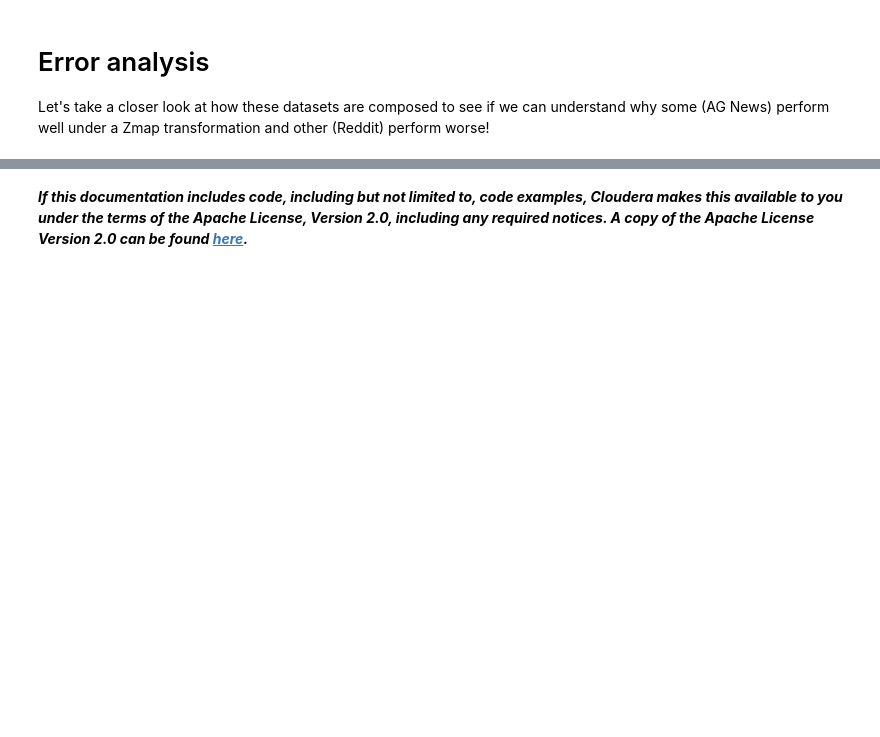
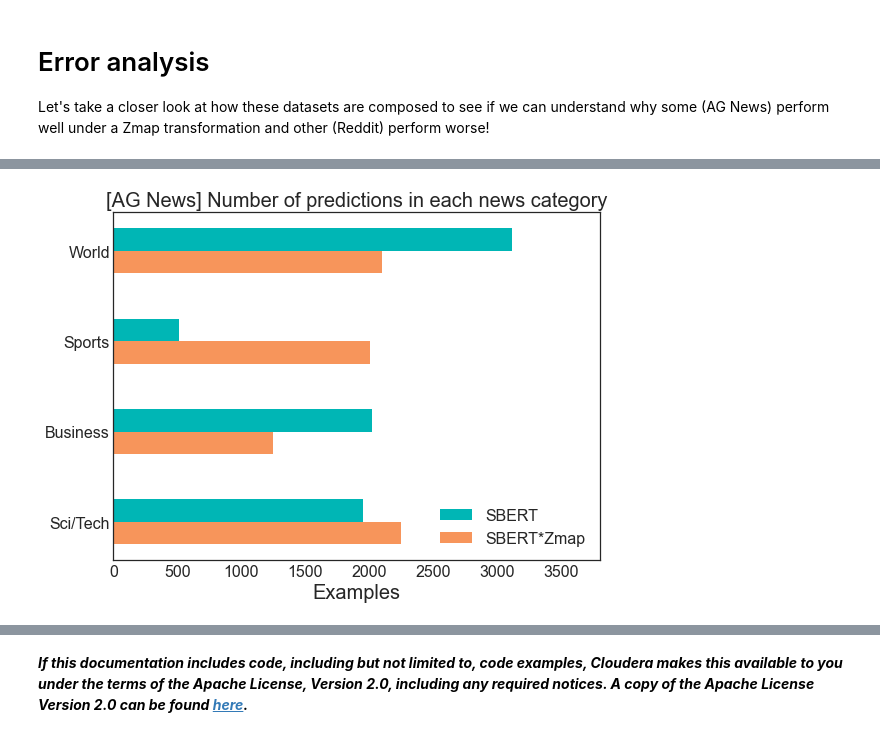
Before and after one commit to fastforwardlabs/few-shot-text-classification, a Jupyter notebook: notebooks/Zmap_Experiments.ipynb, the cells around one changed output, grey strips where cells are left out. Saved outputs shown, nothing was run; the diff lists cells and outputs as text; code cells hidden in the pictures; blank space fills up the shorter version.

```diff
--- a/notebooks/Zmap_Experiments.ipynb
+++ b/notebooks/Zmap_Experiments.ipynb
@@ -476,13 +476,7 @@ plt.savefig("reddit_bycategory.png", transparent=True, dpi=150)
 # %%
-news_acc, news_preds = predict_and_score(news_data,
-                                         news_categories,
-                                         Zmap=None,
-                                         return_predictions=True)
+news_acc, news_preds = predict_and_score(news_data, linear_maps=None, return_predictions=True)
 
-news_acc, news_preds_zw2v = predict_and_score(news_data,
-                                         news_categories,
-                                         Zmap=Zmap_w2v,
-                                         return_predictions=True)
+news_acc, news_preds_zw2v = predict_and_score(news_data, linear_maps=[Zmap_w2v], return_predictions=True)
 
 news_best = [p.best for p in news_preds]
 news_best_zw2v = [p.best for p in news_preds_zw2v]
@@ -492,29 +486,32 @@ _, news_best_zw2v_counts = np.unique(news_best_zw2v, return_counts=True)
 # %%
 plt.style.use("seaborn-white")
 
 fig = plt.figure(figsize=(8,6))
 ax = fig.add_subplot(111)
 
 width = .25
 ax.barh(np.array(other_thing)-width/2,
         news_best_counts,
         height=width,
         color=cldr_colors[0],
         label='SBERT'
         )
 ax.barh(np.array(other_thing)+width/2,
         news_best_zw2v_counts,
         height=width,
         color=cldr_colors[1],
         label='SBERT*Zmap'
         )
 
 ax.set_yticks(other_thing)
 ax.set_yticklabels(news_data.categories)
 ax.invert_yaxis()
 ax.tick_params(axis='both', labelsize=16)
 ax.set_xlabel("Examples", fontsize=20)
 ax.set_xlim(0, 3800)
+ax.set_title("[AG News] Number of predictions in each news category", fontsize=20)
 ax.legend(frameon=False, fontsize=16);
 plt.tight_layout()
 plt.savefig("agnews_bycategory.png", transparent=True, dpi=150)
+# %% [output]
+[figure, added]
```
Also changed, not shown: parts of 53 cells of this notebook.
